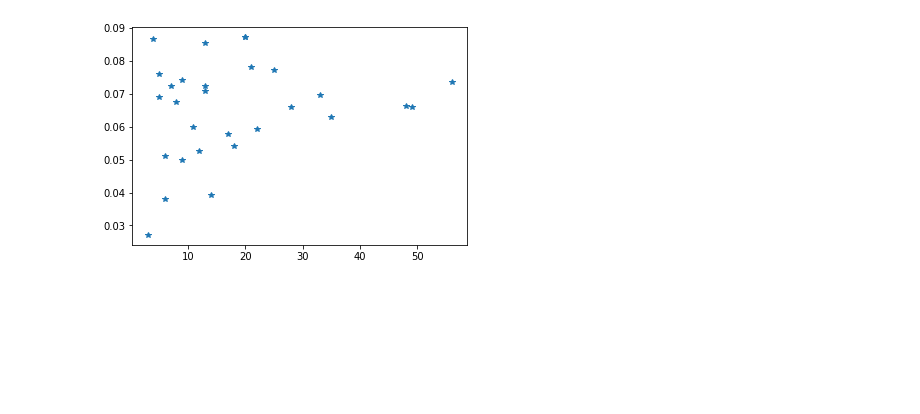
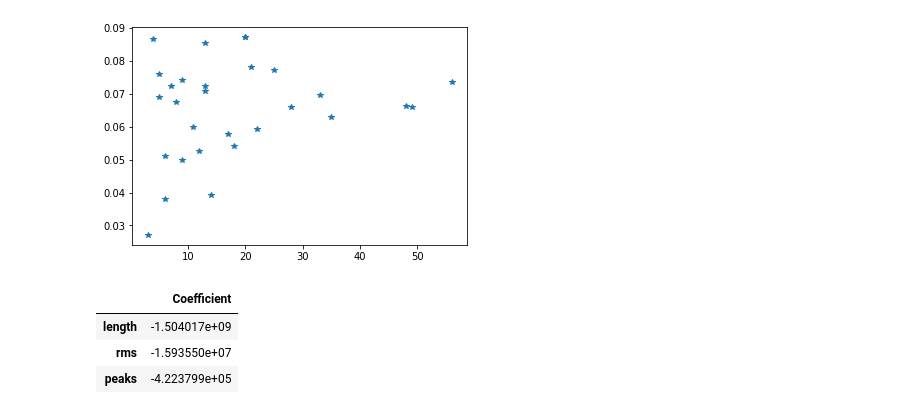
Before and after one commit to cperkulator/MLSP_Project, a Jupyter notebook: WordCount_Caleb.ipynb, the cells around one changed output. Saved outputs shown, nothing was run; the diff lists cells and outputs as text; code cells hidden in the pictures; blank space fills up the shorter version.

Commit message:
Updated with prediction

```diff
--- a/WordCount_Caleb.ipynb
+++ b/WordCount_Caleb.ipynb
@@ -51,3 +54,20 @@ plt.plot(speech84_df['count'], speech84_df['rms'], '*')
 # %% [output]
 [<matplotlib.lines.Line2D at 0x...>]
 [figure]
+# %%
+# let train the linear regression to predict word count
+cols = ['length', 'rms', 'peaks']
+X_train = speech84_df[cols].values
+X_train = sklearn.preprocessing.normalize(X_train)
+y_train = speech84_df['count'].values
+
+regressor = LinearRegression(normalize=True)
+regressor.fit(X_train, y_train)
+
+coeff_df = pd.DataFrame(regressor.coef_, cols, columns=['Coefficient'])
+coeff_df
+# %% [output]
+|  | Coefficient |
+| length | -1.504017e+09 |
+| rms | -1.593550e+07 |
+| peaks | -4.223799e+05 |
```
Also changed, not shown: parts of 4 cells of this notebook.
